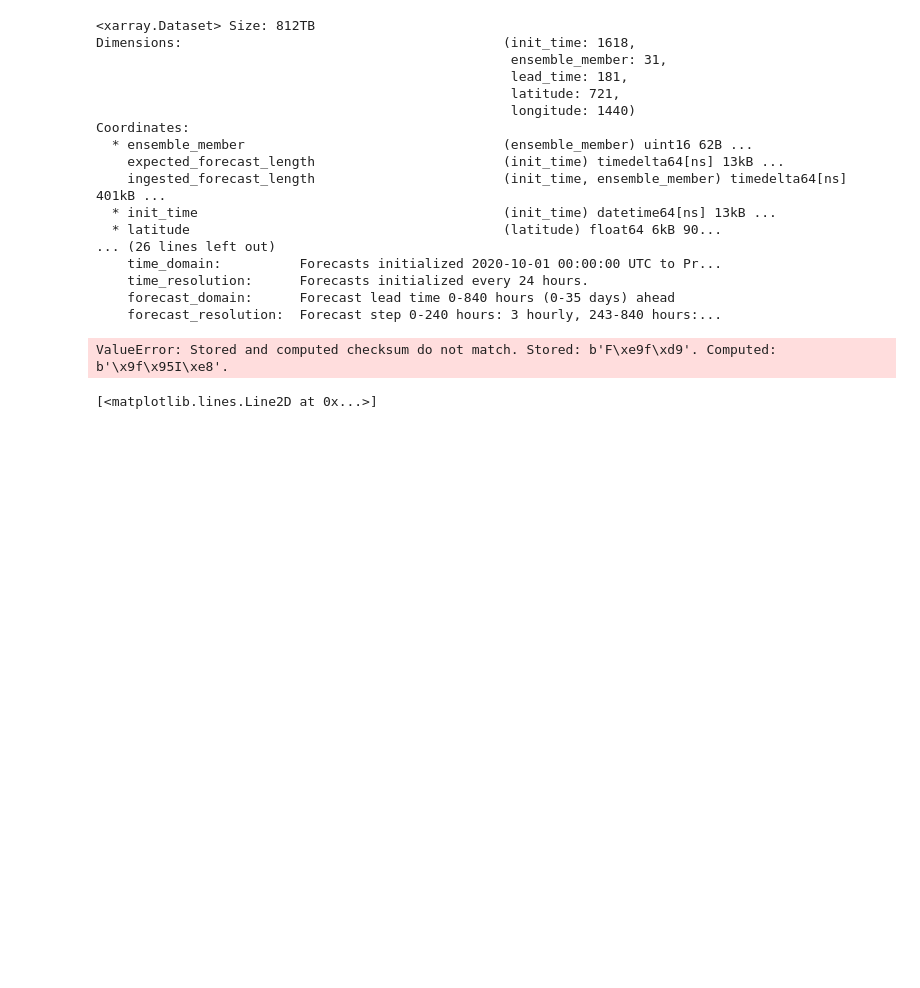
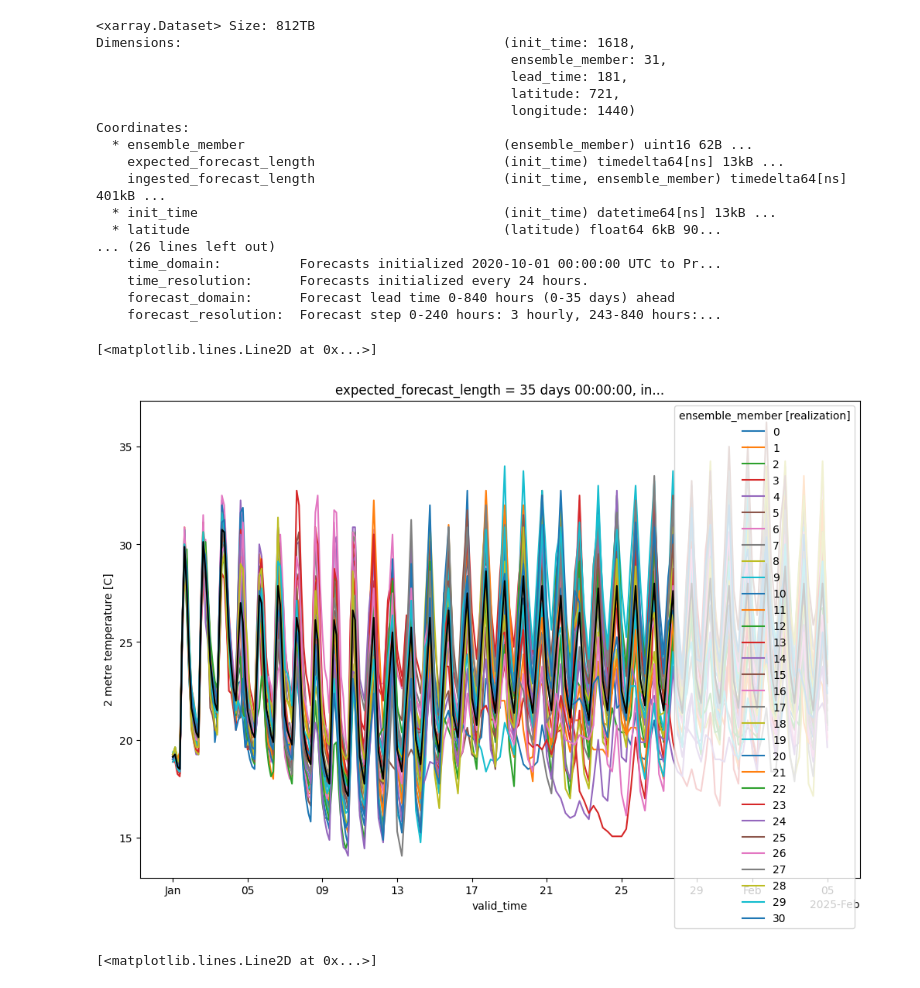
Before and after one commit to Nachiketa84/dynamical-org_notebooks, a Jupyter notebook: noaa-gefs-forecast-35-day.ipynb, the cells around one changed output. Cells and saved outputs as stored; diff of their text form; code cells hidden in the pictures; blank space fills up the shorter version.

```diff
--- a/noaa-gefs-forecast-35-day.ipynb
+++ b/noaa-gefs-forecast-35-day.ipynb
@@ -34,10 +35,11 @@ Coordinates:
 # %%
 # Plot the ensemble traces of the 2025-01-01 forecast at a point on the earth
 plot_ds = ds.sel(init_time="2025-01-01T00", latitude=-23.5, longitude=-46.6, method="nearest")  # São Paulo, Brazil
-plot_ds["pressure_reduced_to_mean_sea_level"].plot(x="valid_time", hue="ensemble_member", figsize=(12, 8))
-plot_ds["pressure_reduced_to_mean_sea_level_avg"].plot(x="valid_time", c="black")  # Black line is ensemble average
+plot_ds["temperature_2m"].plot(x="valid_time", hue="ensemble_member", figsize=(12, 8))
+plot_ds["temperature_2m_avg"].plot(x="valid_time", c="black")  # Black line is ensemble average
 # %% [output]
-ValueError: Stored and computed checksum do not match. Stored: b'F\xe9f\xd9'. Computed: b'\x9f\x95I\xe8'.
+[<matplotlib.lines.Line2D at 0x...>]
+[figure, added]
 # %%
 # Plot a summary of the ensemble distribution using quantiles
 plot_ds = ds.sel(init_time="2024-07-01T00", latitude=0, longitude=0)
```
Also changed, not shown: parts of 2 cells of this notebook.
